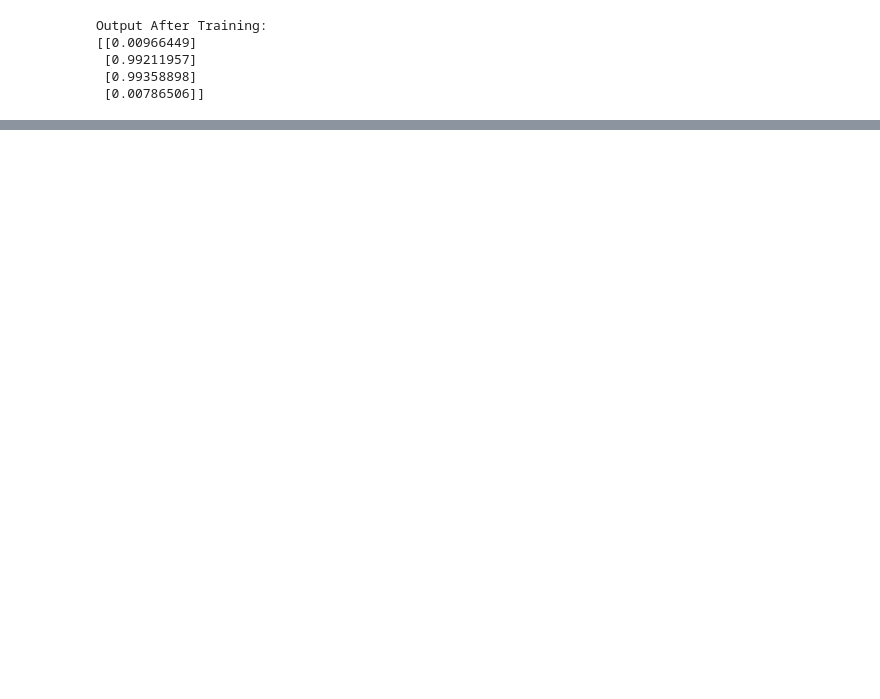
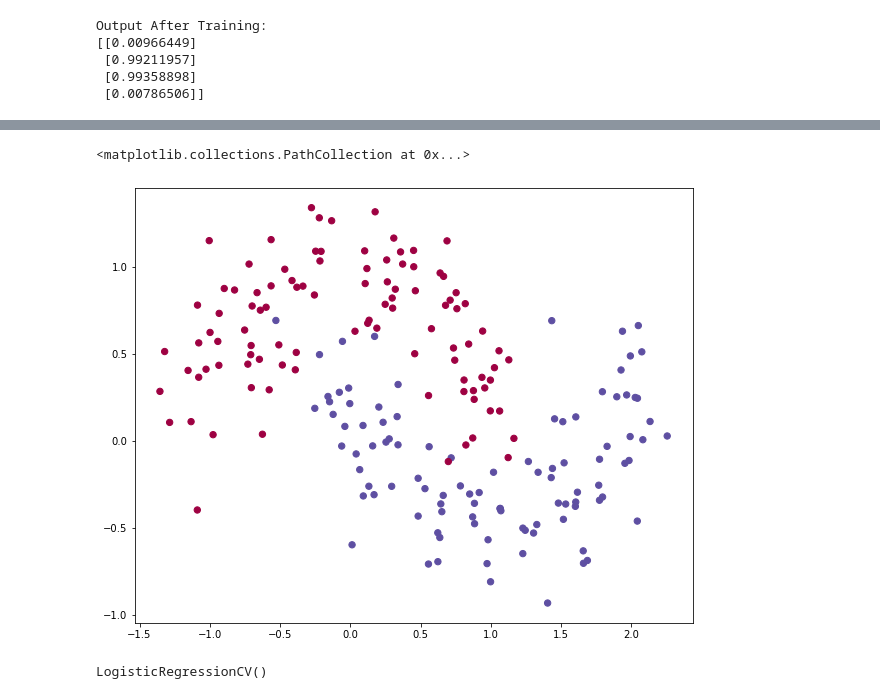
Before and after one commit to esteban11519/tecnicasDeInteligenciaArtificial, a Jupyter notebook: BCV_ELF_Taller7_ClasificacionConRNA/BCV_ELF_Taller7_ClasificacionConRNA.ipynb, the cells around one changed output, grey strips where cells are left out. Saved outputs shown, nothing was run; the diff lists cells and outputs as text; code cells hidden in the pictures; blank space fills up the shorter version.

```diff
--- a/BCV_ELF_Taller7_ClasificacionConRNA/BCV_ELF_Taller7_ClasificacionConRNA.ipynb
+++ b/BCV_ELF_Taller7_ClasificacionConRNA/BCV_ELF_Taller7_ClasificacionConRNA.ipynb
@@ -603,0 +692,26 @@ Output After Training:
+# %%
+# Package imports
+import matplotlib.pyplot as plt
+import numpy as np
+import sklearn
+import sklearn.datasets
+import sklearn.linear_model
+import matplotlib
+
+# Configuración de los plots
+%matplotlib inline
+matplotlib.rcParams['figure.figsize'] = (10.0, 8.0)
+
+# Generar un dataset y  graficarlo
+np.random.seed(0)
+X, y = sklearn.datasets.make_moons(200, noise=0.20)
+plt.scatter(X[:,0], X[:,1], s=40, c=y, cmap=plt.cm.Spectral)
+# %% [output]
+<matplotlib.collections.PathCollection at 0x...>
+[figure, added]
+# %%
+# Entrenar el clasificador de regresión logística con funciones sklearn
+clf = sklearn.linear_model.LogisticRegressionCV()
+clf.fit(X, y)
+# %% [output]
+LogisticRegressionCV()
```
Also changed, not shown: parts of 12 cells of this notebook.
